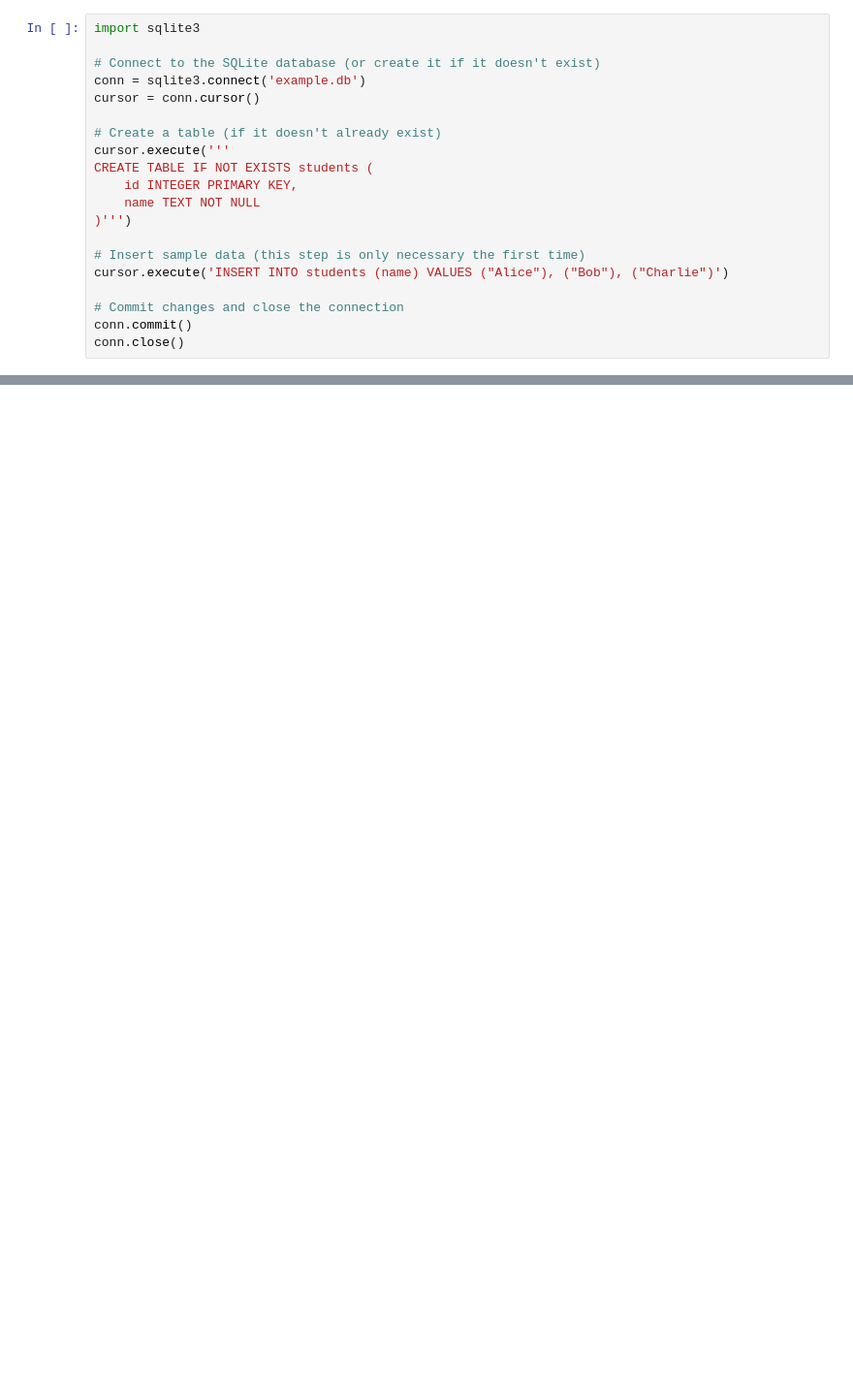
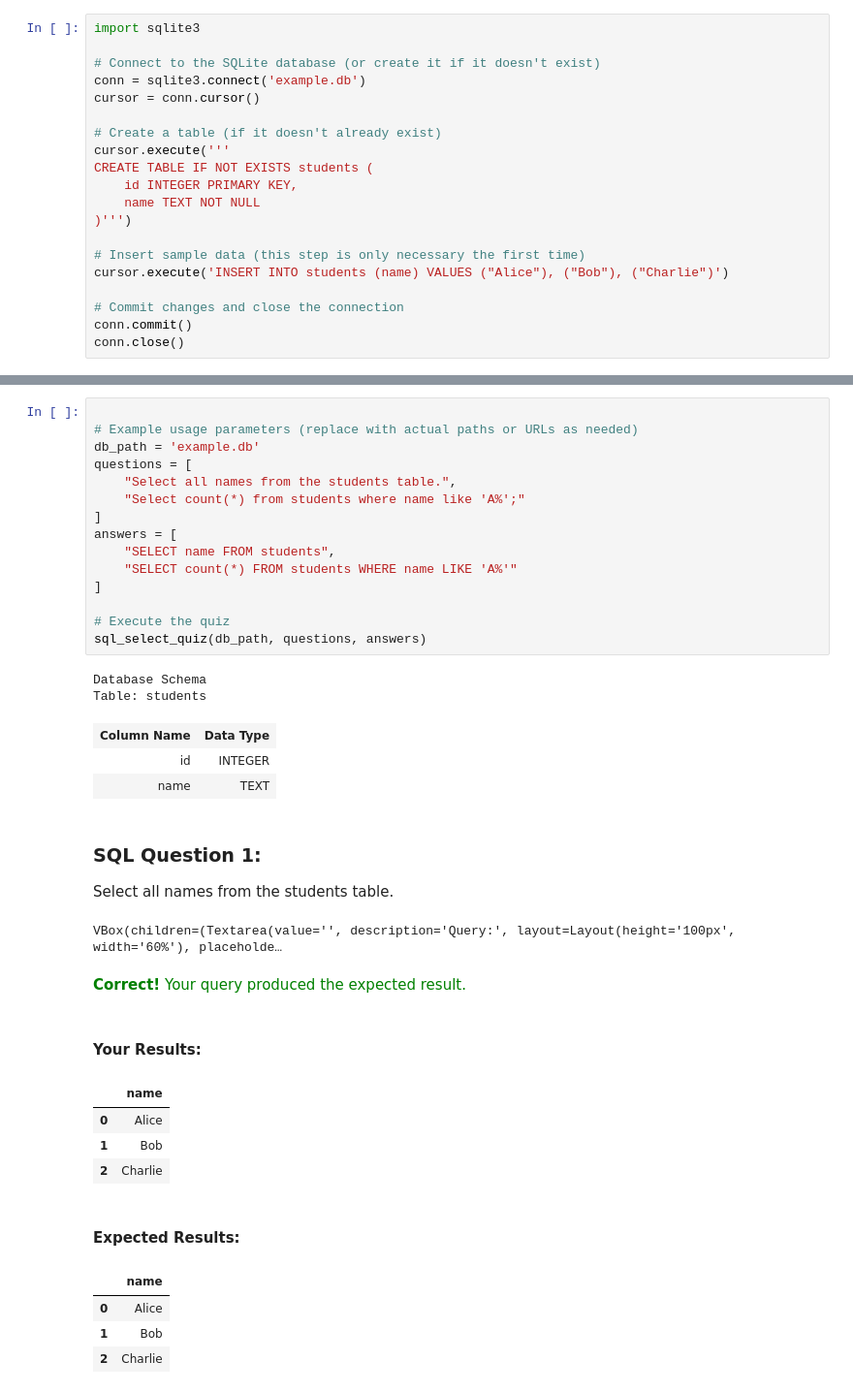
Before and after one commit to brendanpshea/colab-utilities, a Jupyter notebook: SQL_Quiz.ipynb, the cells around one changed output, grey strips where cells are left out. Shown: that part at 97% size. Saved outputs shown, nothing was run; the diff lists cells and outputs as text; blank space fills up the shorter version.

```diff
--- a/SQL_Quiz.ipynb
+++ b/SQL_Quiz.ipynb
@@ -158,0 +351,35 @@ VBox(children=(Textarea(value='', description='Query:', layout=Layout(height='10
+# %%
+
+# Example usage parameters (replace with actual paths or URLs as needed)
+db_path = 'example.db'
+questions = [
+    "Select all names from the students table.",
+    "Select count(*) from students where name like 'A%';"
+]
+answers = [
+    "SELECT name FROM students",
+    "SELECT count(*) FROM students WHERE name LIKE 'A%'"
+]
+
+# Execute the quiz
+sql_select_quiz(db_path, questions, answers)
+# %% [output]
+Database Schema
+Table: students
+| Column Name | Data Type |
+| id | INTEGER |
+| name | TEXT |
+SQL Question 1:
+Select all names from the students table.
+VBox(children=(Textarea(value='', description='Query:', layout=Layout(height='100px', width='60%'), placeholde…
+Correct! Your query produced the expected result.
+Your Results:
+|  | name |
+| 0 | Alice |
+| 1 | Bob |
+| 2 | Charlie |
+Expected Results:
+|  | name |
+| 0 | Alice |
+| 1 | Bob |
+| 2 | Charlie |
```
Also changed, not shown: parts of 2 cells of this notebook.
